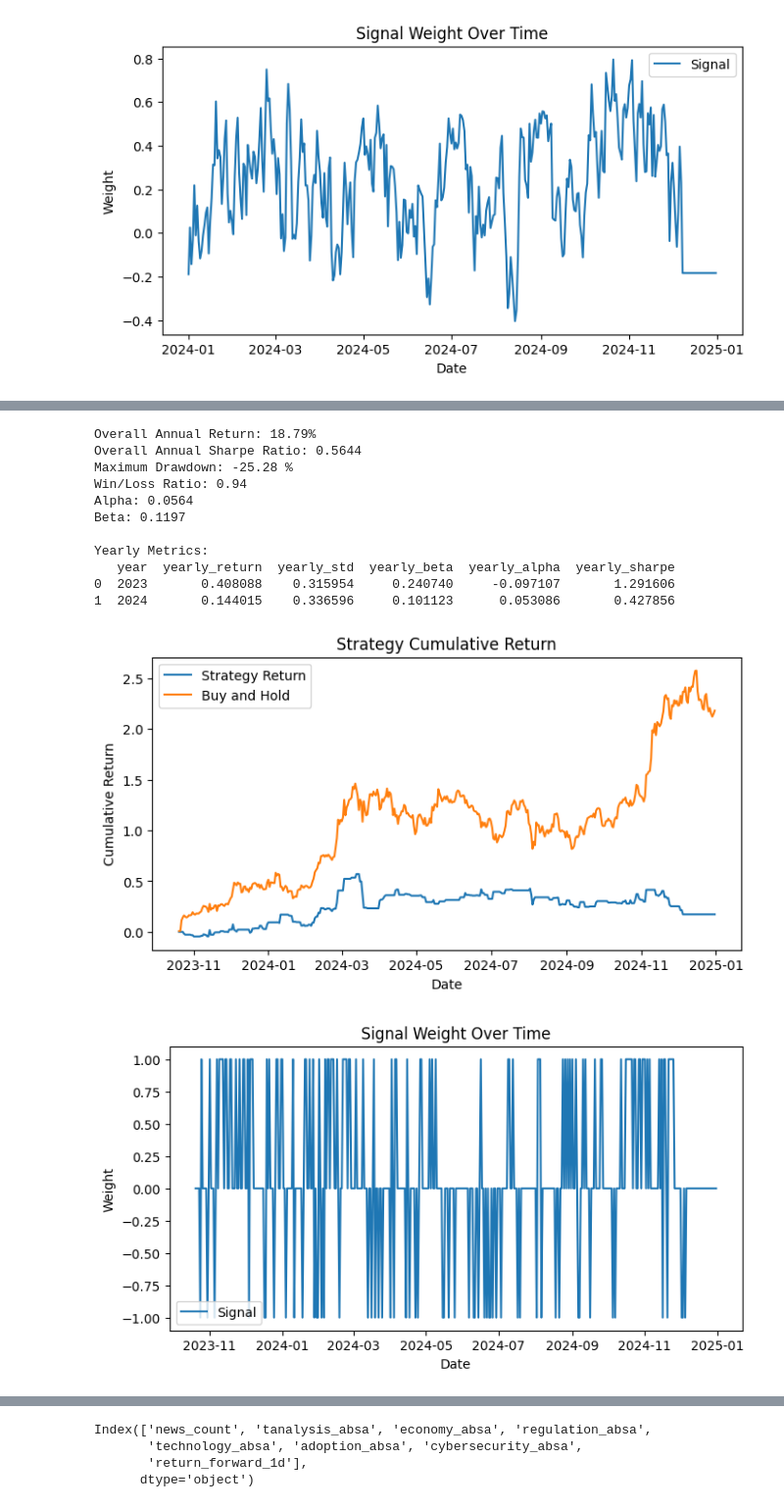
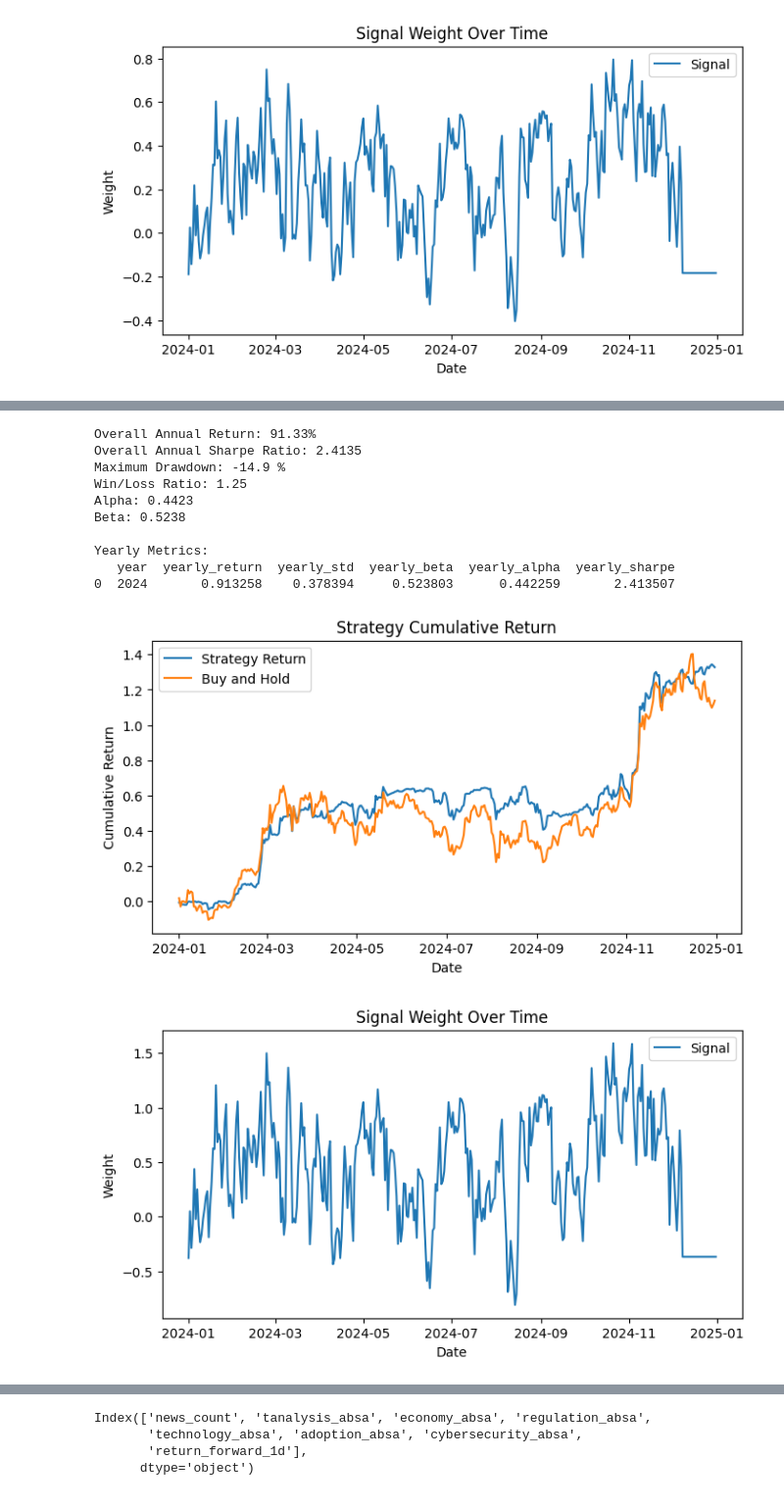
Before and after one commit to alvinku0/Bitcoin-Systematic-Strategies, a Jupyter notebook: crypto_news/strategies_backtesting/alpha_generation.ipynb, the cells around one changed output, grey strips where cells are left out. Shown at 98% size. Drawn from its saved outputs; the diff is of its cells as text; code cells hidden in the pictures.

```diff
--- a/crypto_news/strategies_backtesting/alpha_generation.ipynb
+++ b/crypto_news/strategies_backtesting/alpha_generation.ipynb
@@ -118,4 +98,0 @@ Yearly Metrics:
-# %%
-df_news = pd.read_parquet('../data/5.PROD_cryptonews.parquet')
-df = concat_return(df_news)
-df.head()
@@ -138,6 +98,0 @@ plt.show()
-# %%
-# classify the return into 3 classes
-
-df['signal'] = 0
-df.loc[df['return_forward_1d'] > 0.01, 'signal'] = 1
-df.loc[df['return_forward_1d'] < -0.01, 'signal'] = -1
@@ -256,18 +99,21 @@ weighted avg       0.32      0.35      0.32       439
-# %%
-test_df['signal'] = y_pred
-run_backtest(test_df)
-# %% [output]
-Overall Annual Return: 18.79%
-Overall Annual Sharpe Ratio: 0.5644
-Maximum Drawdown: -25.28 %
-Win/Loss Ratio: 0.94
-Alpha: 0.0564
-Beta: 0.1197
-
-Yearly Metrics:
-   year  yearly_return  yearly_std  yearly_beta  yearly_alpha  yearly_sharpe
-0  2023       0.408088    0.315954     0.240740     -0.097107       1.291606
-1  2024       0.144015    0.336596     0.101123      0.053086       0.427856
-[figure, removed]
-[figure, removed]
+# %%
+# backtest 2024 only
+df = df[df.index.year == 2024]
+
+df['signal'] = df['signal'] * 2
+
+run_backtest(df)
+# %% [output]
+Overall Annual Return: 91.33%
+Overall Annual Sharpe Ratio: 2.4135
+Maximum Drawdown: -14.9 %
+Win/Loss Ratio: 1.25
+Alpha: 0.4423
+Beta: 0.5238
+
+Yearly Metrics:
+   year  yearly_return  yearly_std  yearly_beta  yearly_alpha  yearly_sharpe
+0  2024       0.913258    0.378394     0.523803      0.442259       2.413507
+[figure, added]
+[figure, added]
 # %% [markdown]
```
Also changed, not shown: parts of 22 cells of this notebook.
